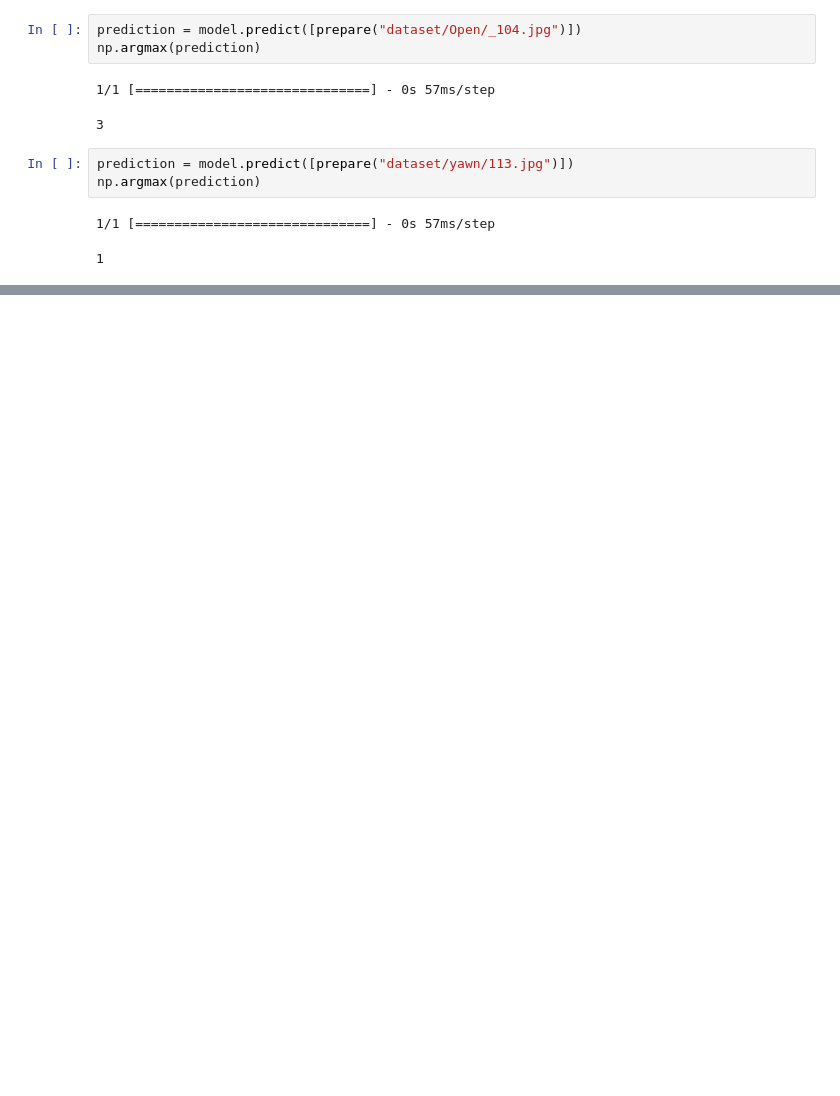
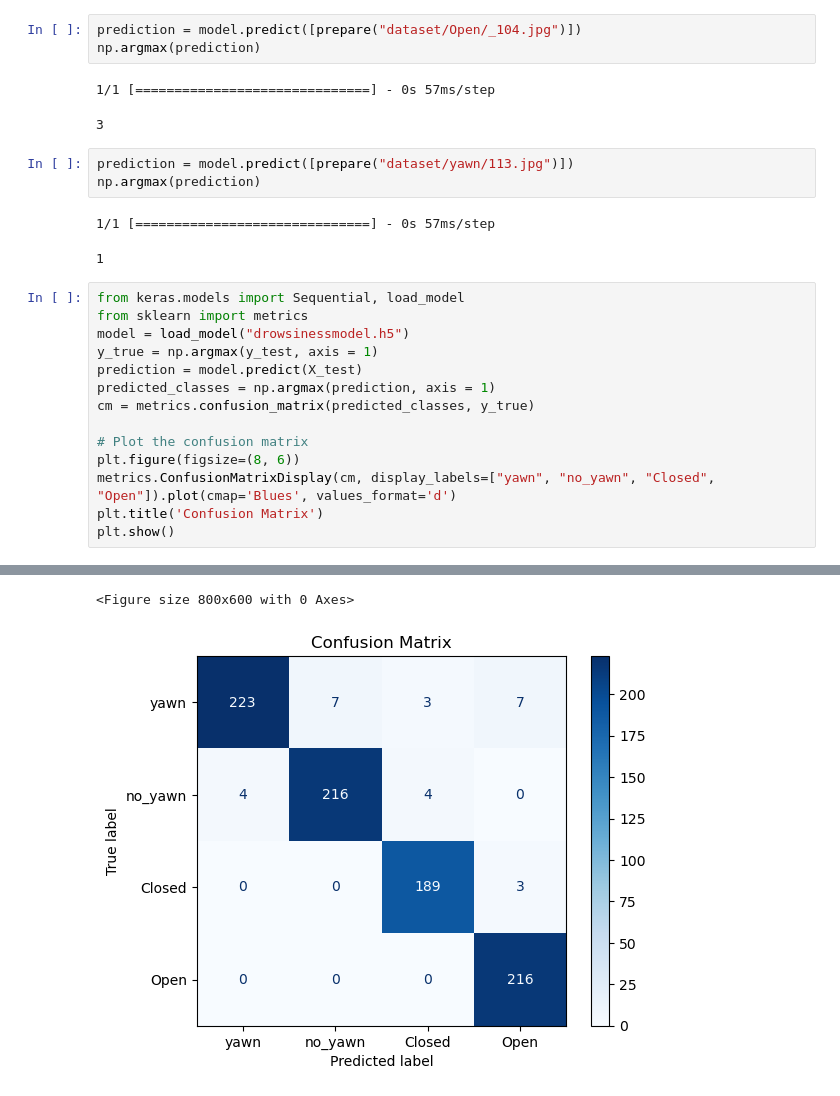
Before and after one commit to Youssef-Khalil99/Alert_System, a Jupyter notebook: Model/drowsinessmodel.ipynb, the cells around one changed output, grey strips where cells are left out. Saved outputs shown, nothing was run; the diff lists cells and outputs as text; blank space fills up the shorter version.

```diff
--- a/Model/Drowsiness_Model/drowsinessmodel.ipynb
+++ b/Model/drowsinessmodel.ipynb
@@ -294,3 +372,18 @@ np.argmax(prediction)
 # %% [output]
 1/1 [==============================] - 0s 57ms/step
 1
+# %%
+from keras.models import Sequential, load_model
+from sklearn import metrics
+model = load_model("drowsinessmodel.h5")
+y_true = np.argmax(y_test, axis = 1)
+prediction = model.predict(X_test)
+predicted_classes = np.argmax(prediction, axis = 1)
+cm = metrics.confusion_matrix(predicted_classes, y_true)
+
+# Plot the confusion matrix
+plt.figure(figsize=(8, 6))
+metrics.ConfusionMatrixDisplay(cm, display_labels=["yawn", "no_yawn", "Closed", "Open"]).plot(cmap='Blues', values_format='d')
+plt.title('Confusion Matrix')
+plt.show()
+# %% [output]
@@ -296,0 +391,2 @@ np.argmax(prediction)
+<Figure size 800x600 with 0 Axes>
+[figure, added]
```
Also changed, not shown: parts of 2 cells of this notebook, 2 other files.
